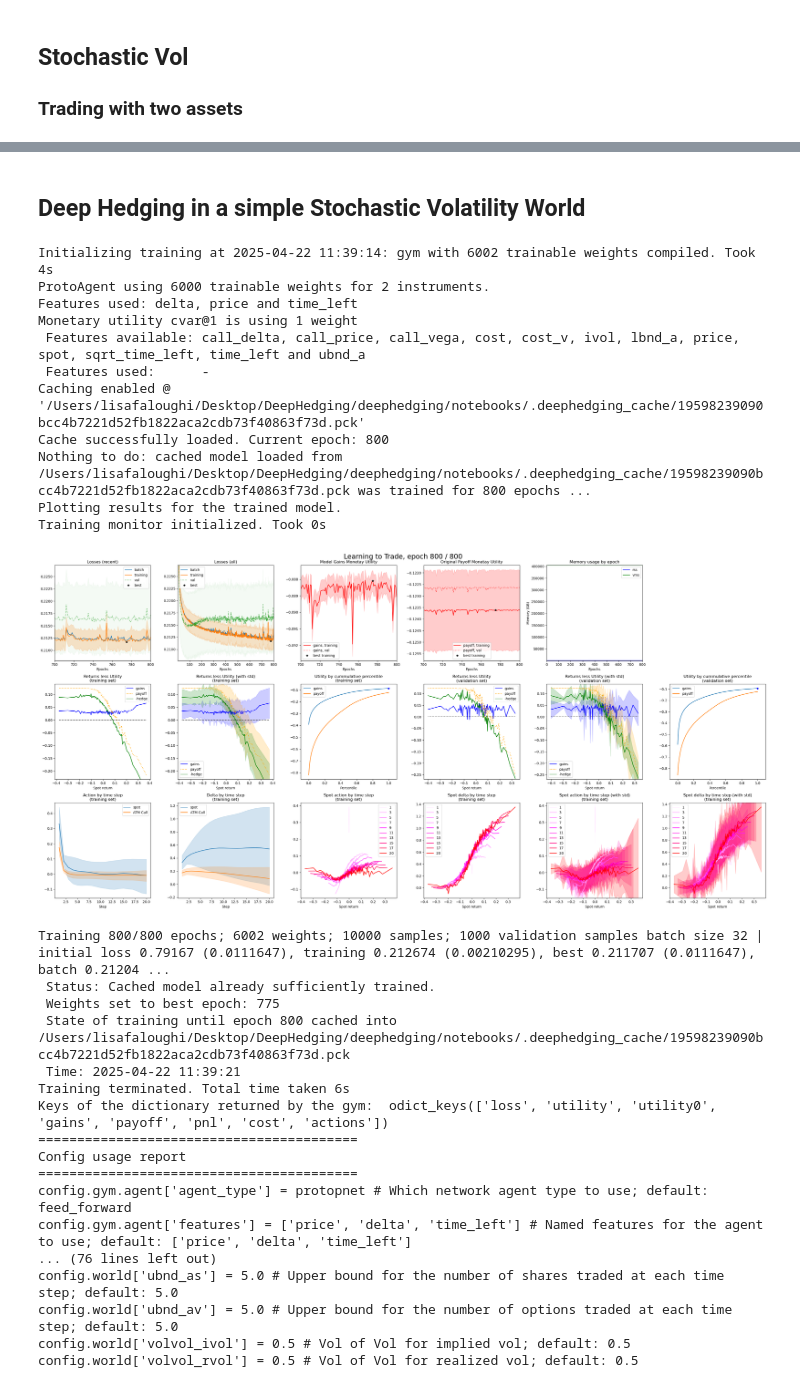
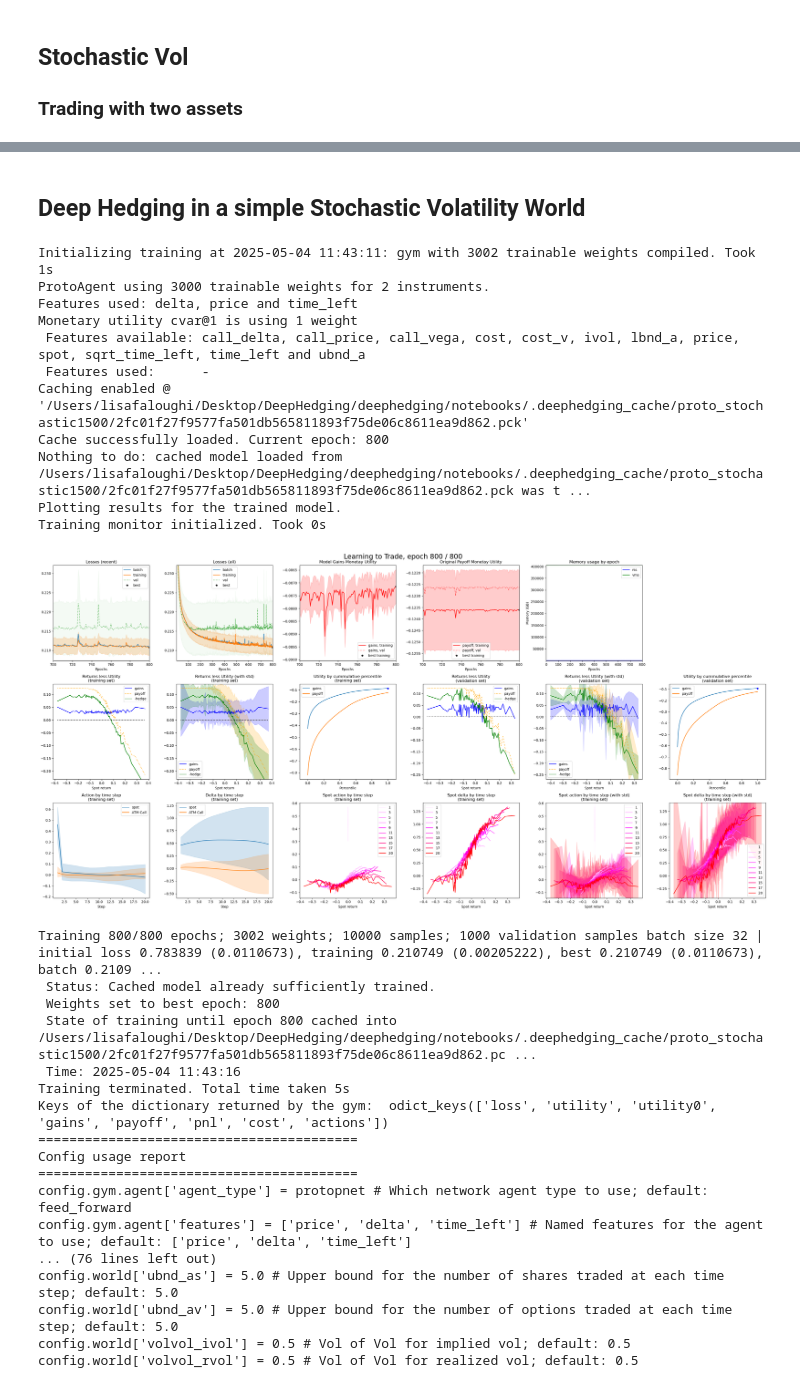
Before and after one commit to lisafaloughi/protohedge, a Jupyter notebook: notebooks/proto-trainer.ipynb, the cells around one changed output, grey strips where cells are left out. Saved outputs shown, nothing was run; the diff lists cells and outputs as text; code cells hidden in the pictures.

Commit message:
prototype analysis

```diff
--- a/notebooks/proto-trainer.ipynb
+++ b/notebooks/proto-trainer.ipynb
@@ -28,6 +28,7 @@ from cdxbasics.config import Config
 
 # 1. Load configuration
 config = Config()
+n_prototypes = 100
 
 # 2. World setup
 config.world.samples = 10000
@@ -37,24 +38,24 @@ config.world.black_scholes = True
 # 3. Gym setup with ProtoAgent
 config.gym.agent.agent_type = "protopnet"  # Tells AgentFactory to use ProtoAgent
 config.gym.agent.features = ["price", "delta", "time_left"]  # Must match prototype dimensions
-config.gym.agent.prototype_path = "./prototypes_100.pkl"
+config.gym.agent.prototype_path = f"./prototypes_{n_prototypes}.pkl"
 
 config.gym.objective.utility = "cvar"
 config.gym.objective.lmbda = 1.
 
 # 4. Load saved prototypes (used inside ProtoPNetLayer)
-with open("./prototypes.pkl", "rb") as f:
+with open(f"./prototypes_{n_prototypes}.pkl", "rb") as f:
     prototypes = pickle.load(f)
 
 # 5. Trainer config
 config.trainer.train.epochs = 800
+config.trainer.caching.directory = f"./.deephedging_cache/proto_{n_prototypes}"
+
 config.trainer.caching.mode = "on"  # Important to avoid reusing old cache
-config.trainer.visual.epoch_refresh = 5
+config.trainer.visual.epoch_refresh = 30
 
 config.trainer.train.optimizer.name = "adam"
-#config.trainer.train.optimizer.learning_rate = 0.001
-#config.trainer.train.optimizer.clipvalue = 1.
-#config.trainer.train.optimizer.global_clipnorm = 1.
+
 config.trainer.train.batch_size = None
 config.trainer.visual.confidence_pcnt_lo = 0.25
 config.trainer.visual.confidence_pcnt_hi = 0.75
@@ -217,7 +137,7 @@ X = np.stack([delta, price, time_left], axis=1)  # shape (20, 3)
 
 # 5. Apply scaler (the one saved with prototypes)
 from pickle import load
-with open("prototypes.pkl", "rb") as f:
+with open(f"./prototypes_{n_prototypes}.pkl", "rb") as f:
     data = load(f)
 scaler = data["scaler"]
 X_scaled = scaler.transform(X)
@@ -367,7 +287,7 @@ delta = np.concatenate([np.zeros((B, 1)), np.cumsum(actions[:, :-1], axis=1)], a
 X = np.stack([delta, price, time_left], axis=2).reshape(-1, 3)  # [B*T, 3]
 
 # Step 4: Apply saved scaler
-with open("prototypes.pkl", "rb") as f:
+with open(f"./prototypes_{n_prototypes}.pkl", "rb") as f:
     data = pickle.load(f)
 scaler = data["scaler"]
 X_scaled = scaler.transform(X)
@@ -491,6 +411,8 @@ from IPython.display import display, Markdown
 # 1. Load configuration
 config = Config()
 
+n_prototypes = 1500
+
 # 2. World setup
 config.world.samples = 10000
 config.world.steps = 20
@@ -499,25 +421,27 @@ config.world.black_scholes = False
 # 3. Gym setup with ProtoAgent
 config.gym.agent.agent_type = "protopnet"  # Tells AgentFactory to use ProtoAgent
 config.gym.agent.features = ["price", "delta", "time_left"]  # Must match prototype dimensions
-config.gym.agent.prototype_path = "./prototypes_stochastic.pkl"
+config.gym.agent.prototype_path = f"./prototypes_stochastic_{n_prototypes}.pkl"
 
 config.gym.objective.utility = "cvar"
 config.gym.objective.lmbda = 1.
 
 # 4. Load saved prototypes (used inside ProtoPNetLayer)
-with open("./prototypes_stochastic.pkl", "rb") as f:
+with open(f"./prototypes_stochastic_{n_prototypes}.pkl", "rb") as f:
     prototypes = pickle.load(f)
 
 # 5. Trainer config
 config.trainer.train.epochs = 800
+config.trainer.caching.directory = f"./.deephedging_cache/proto_stochastic{n_prototypes}"
+
 config.trainer.caching.mode = "on"  # Important to avoid reusing old cache
-config.trainer.visual.epoch_refresh = 5
+config.trainer.visual.epoch_refresh = 30
 
 # trainer
 config.trainer.train.optimizer.name = "adam"
-config.trainer.train.optimizer.learning_rate = 0.001
-config.trainer.train.optimizer.clipvalue = 1.
-config.trainer.train.optimizer.global_clipnorm = 1.
+# config.trainer.train.optimizer.learning_rate = 0.001
+# config.trainer.train.optimizer.clipvalue = 1.
+# config.trainer.train.optimizer.global_clipnorm = 1.
 config.trainer.train.batch_size = None
 config.trainer.visual.confidence_pcnt_lo = 0.25
 config.trainer.visual.confidence_pcnt_hi = 0.75
@@ -547,22 +471,22 @@ Deep Hedging AI says hello  ... Tensorflow version 2.13.0 running on 1 CPUs and
 ## Deep Hedging in a simple Stochastic Volatility World
-Initializing training at 2025-04-22 11:39:14: gym with 6002 trainable weights compiled. Took 4s
-ProtoAgent using 6000 trainable weights for 2 instruments.
+Initializing training at 2025-05-04 11:43:11: gym with 3002 trainable weights compiled. Took 1s
+ProtoAgent using 3000 trainable weights for 2 instruments.
 Features used: delta, price and time_left
 Monetary utility cvar@1 is using 1 weight
  Features available: call_delta, call_price, call_vega, cost, cost_v, ivol, lbnd_a, price, spot, sqrt_time_left, time_left and ubnd_a
  Features used:      -
-Caching enabled @ '/Users/lisafaloughi/Desktop/DeepHedging/deephedging/notebooks/.deephedging_cache/19598239090bcc4b7221d52fb1822aca2cdb73f40863f73d.pck'
+Caching enabled @ '/Users/lisafaloughi/Desktop/DeepHedging/deephedging/notebooks/.deephedging_cache/proto_stochastic1500/2fc01f27f9577fa501db565811893f75de06c8611ea9d862.pck'
 Cache successfully loaded. Current epoch: 800
-Nothing to do: cached model loaded from /Users/lisafaloughi/Desktop/DeepHedging/deephedging/notebooks/.deephedging_cache/19598239090bcc4b7221d52fb1822aca2cdb73f40863f73d.pck was trained for 800 epochs ...
+Nothing to do: cached model loaded from /Users/lisafaloughi/Desktop/DeepHedging/deephedging/notebooks/.deephedging_cache/proto_stochastic1500/2fc01f27f9577fa501db565811893f75de06c8611ea9d862.pck was t ...
 Plotting results for the trained model.
 Training monitor initialized. Took 0s
-[figure, old version]
+[figure, new version]
-Training 800/800 epochs; 6002 weights; 10000 samples; 1000 validation samples batch size 32 | initial loss 0.79167 (0.0111647), training 0.212674 (0.00210295), best 0.211707 (0.0111647), batch 0.21204 ...
+Training 800/800 epochs; 3002 weights; 10000 samples; 1000 validation samples batch size 32 | initial loss 0.783839 (0.0110673), training 0.210749 (0.00205222), best 0.210749 (0.0110673), batch 0.2109 ...
  Status: Cached model already sufficiently trained.
- Weights set to best epoch: 775
- State of training until epoch 800 cached into /Users/lisafaloughi/Desktop/DeepHedging/deephedging/notebooks/.deephedging_cache/19598239090bcc4b7221d52fb1822aca2cdb73f40863f73d.pck
- Time: 2025-04-22 11:39:21
-Training terminated. Total time taken 6s
+ Weights set to best epoch: 800
+ State of training until epoch 800 cached into /Users/lisafaloughi/Desktop/DeepHedging/deephedging/notebooks/.deephedging_cache/proto_stochastic1500/2fc01f27f9577fa501db565811893f75de06c8611ea9d862.pc ...
+ Time: 2025-05-04 11:43:16
+Training terminated. Total time taken 5s
 Keys of the dictionary returned by the gym:  odict_keys(['loss', 'utility', 'utility0', 'gains', 'payoff', 'pnl', 'cost', 'actions'])
 =========================================
 Config usage report
```
Also changed, not shown: parts of 18 cells of this notebook, 2 other files.
